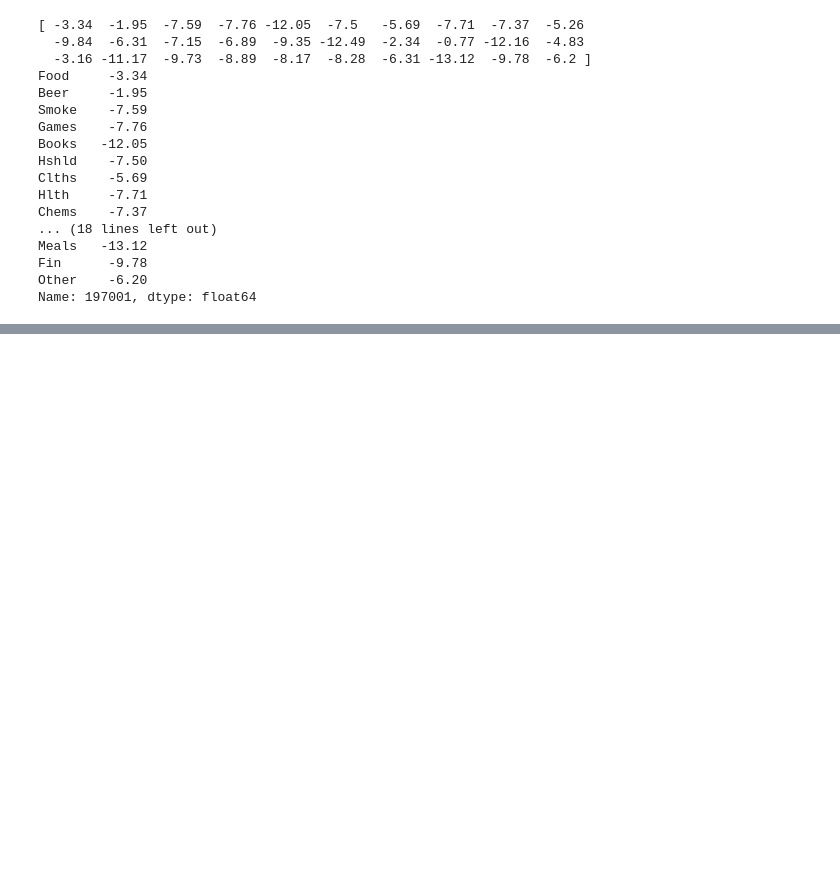
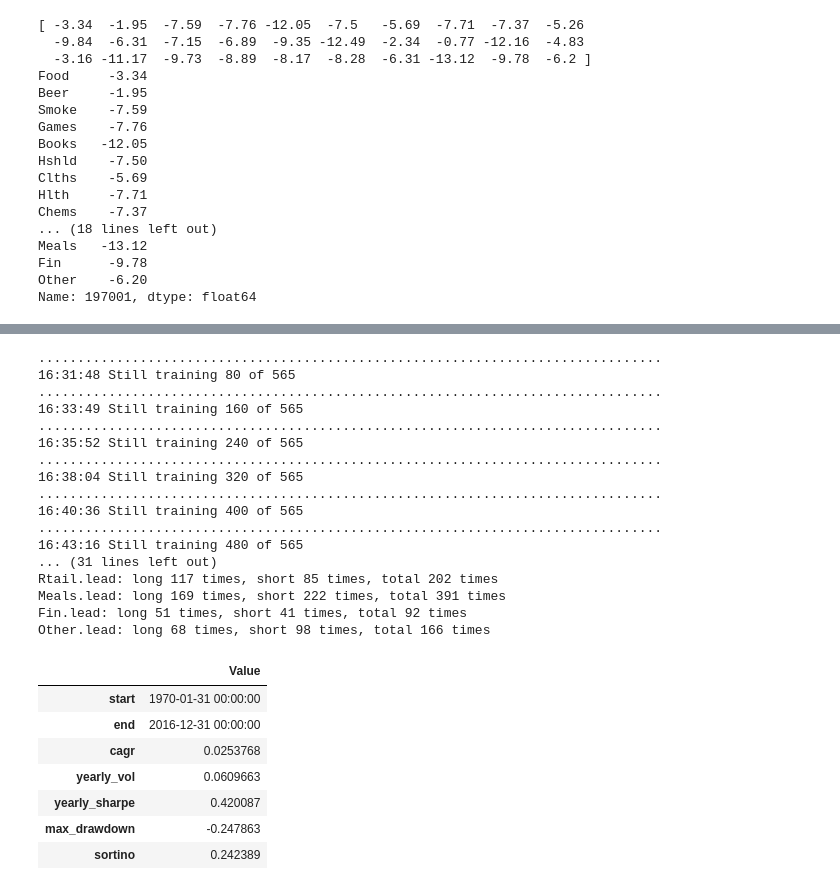
Before and after one commit to druce/Machine-learning-for-financial-market-prediction, a Jupyter notebook: Replicate Paper by Rapach, Strauss, Tu, Zhou.ipynb, the cells around one changed output, grey strips where cells are left out. Saved outputs shown, nothing was run; the diff lists cells and outputs as text; code cells hidden in the pictures; blank space fills up the shorter version.

```diff
--- a/Replicate Paper by Rapach, Strauss, Tu, Zhou.ipynb
+++ b/Replicate Paper by Rapach, Strauss, Tu, Zhou.ipynb
@@ -645,0 +1064,35 @@ mychart(perf)
+# %%
+# 1-unit layers is not really a NN but anyway let's see how it does
+model = MLPRegressor(hidden_layer_sizes=(1,1,1),
+                     alpha=0.01,
+                     activation='tanh',
+                     max_iter=10000,
+                     tol=1e-10,
+                     solver='lbfgs')
+run_backtest(X, Y, model, startmonth=STARTMONTH, minmaxscale=False)
+# %% [output]
+................................................................................
+16:31:48 Still training 80 of 565
+................................................................................
+16:33:49 Still training 160 of 565
+................................................................................
+16:35:52 Still training 240 of 565
+................................................................................
+16:38:04 Still training 320 of 565
+................................................................................
+16:40:36 Still training 400 of 565
+................................................................................
+16:43:16 Still training 480 of 565
+... (31 lines left out)
+Rtail.lead: long 117 times, short 85 times, total 202 times
+Meals.lead: long 169 times, short 222 times, total 391 times
+Fin.lead: long 51 times, short 41 times, total 92 times
+Other.lead: long 68 times, short 98 times, total 166 times
+|  | Value |
+| start | 1970-01-31 00:00:00 |
+| end | 2016-12-31 00:00:00 |
+| cagr | 0.0253768 |
+| yearly_vol | 0.0609663 |
+| yearly_sharpe | 0.420087 |
+| max_drawdown | -0.247863 |
+| sortino | 0.242389 |
```
Also changed, not shown: parts of 28 cells of this notebook, 9 other files.
